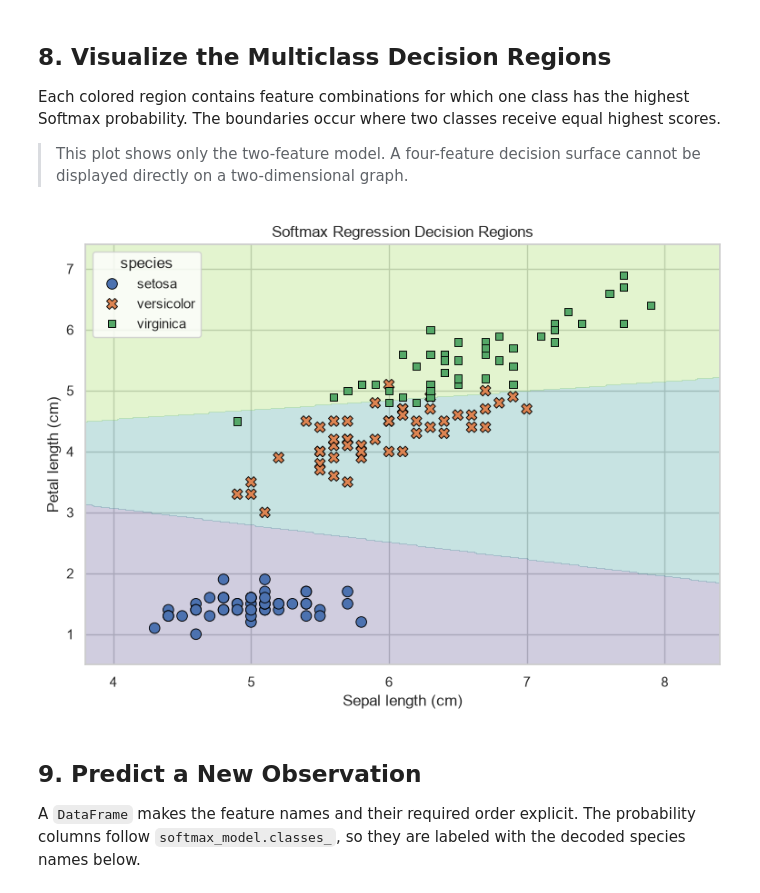
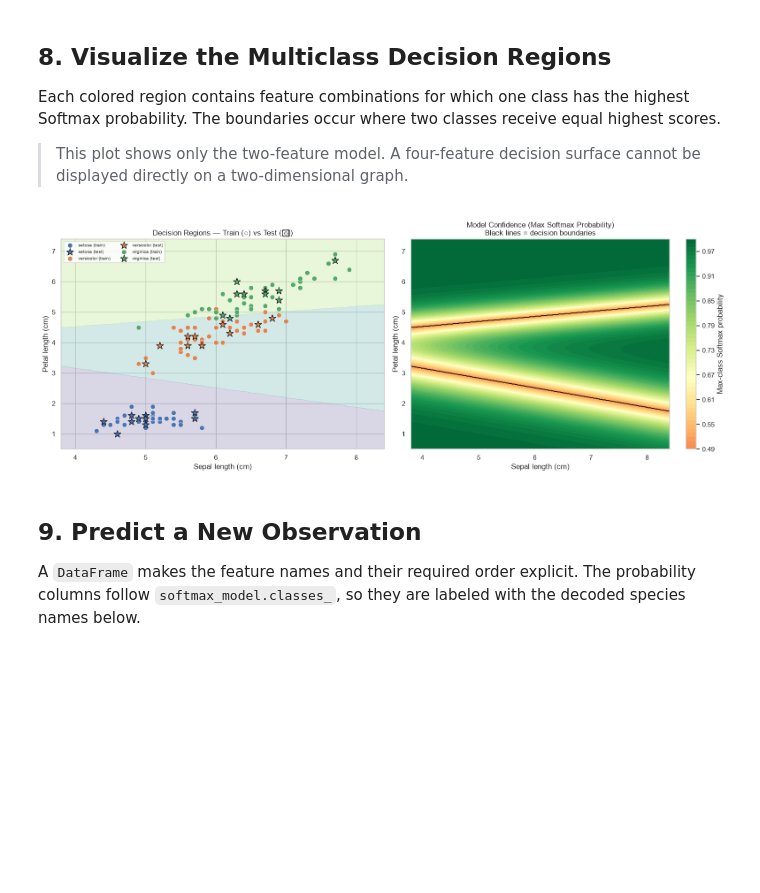
Before and after one commit to UdaySharmaGitHub/Machine-Learning-tutorials, a Jupyter notebook: 11 Multiclass Logistic Regression/03 Multinomial Logistic Regression - Softmax Regression Implementation on Iris Dataset.ipynb, the cells around one changed output. Cells and saved outputs as stored; diff of their text form; code cells hidden in the pictures; blank space fills up the shorter version.

```diff
--- a/11 Multiclass Logistic Regression/03 Multinomial Logistic Regression - Softmax Regression Implementation on Iris Dataset.ipynb
+++ b/11 Multiclass Logistic Regression/03 Multinomial Logistic Regression - Softmax Regression Implementation on Iris Dataset.ipynb
@@ -55,8 +55,11 @@ raw_df.head()
 | 3 | 4.6 | 3.1 | 1.5 | 0.2 | setosa |
 | 4 | 5.0 | 3.6 | 1.4 | 0.2 | setosa |
 # %%
-print(f"Dataset shape: {raw_df.shape}")
+print(f"Dataset shape before deduplication: {raw_df.shape}")
 print(f"Duplicate rows: {raw_df.duplicated().sum()}")
+raw_df = raw_df.drop_duplicates().reset_index(drop=True)
+print(f"Dataset shape after deduplication: {raw_df.shape}")
+
 print("\nMissing values per column:")
 display(raw_df.isna().sum().to_frame("missing_values"))
 
@@ -246,0 +418,15 @@ Weight matrix shape: (3, 2)
+# %%
+fig, ax = plt.subplots(figsize=(8, 4))
+x = np.arange(len(feature_names))
+width = 0.25
+colors = ["#4C72B0", "#DD8452", "#55A868"]
+for i, (species, color) in enumerate(zip(softmax_classes, colors)):
+    ax.bar(x + i * width, weights.loc[species].values, width, label=species, color=color, alpha=0.85)
+ax.set_xticks(x + width)
+ax.set_xticklabels(feature_names)
+ax.axhline(0, color="black", linewidth=0.8, linestyle="--")
+ax.set_ylabel("Weight value")
+ax.set_title("Learned Weights per Class\n(larger |weight| → stronger feature influence for that class)")
+ax.legend()
+plt.tight_layout()
+plt.show()
@@ -380,45 +622,75 @@ Each colored region contains feature combinations for which one class has the hi
 # %%
 sepal_min, sepal_max = X["sepal_length"].min() - 0.5, X["sepal_length"].max() + 0.5
 petal_min, petal_max = X["petal_length"].min() - 0.5, X["petal_length"].max() + 0.5
 
 sepal_grid, petal_grid = np.meshgrid(
     np.linspace(sepal_min, sepal_max, 400),
     np.linspace(petal_min, petal_max, 400),
 )
 grid = pd.DataFrame(
     {
         "sepal_length": sepal_grid.ravel(),
         "petal_length": petal_grid.ravel(),
     }
 )
 region_predictions = softmax_model.predict(grid).reshape(sepal_grid.shape)
+grid_proba = softmax_model.predict_proba(grid)
+max_confidence = grid_proba.max(axis=1).reshape(sepal_grid.shape)
 
-plt.figure(figsize=(9, 6))
-plt.contourf(
-    sepal_grid,
-    petal_grid,
-    region_predictions,
-    alpha=0.25,
+fig, axes = plt.subplots(1, 2, figsize=(16, 6))
+
+# --- Left: decision regions distinguishing train vs test points ---
+ax = axes[0]
+ax.contourf(
+    sepal_grid, petal_grid, region_predictions,
+    alpha=0.20,
     levels=np.arange(len(softmax_classes) + 1) - 0.5,
     cmap="viridis",
 )
-sns.scatterplot(
-    data=raw_df,
-    x="sepal_length",
-    y="petal_length",
-    hue="species",
-    style="species",
-    s=70,
-    edgecolor="black",
+palette = ["#4C72B0", "#DD8452", "#55A868"]
+for class_id, color in zip(softmax_model.classes_, palette):
+    species_name = encoder.inverse_transform([class_id])[0]
+    mask_tr = y_train == class_id
+    mask_te = y_test == class_id
+    ax.scatter(
+        X_train.loc[mask_tr, "sepal_length"],
+        X_train.loc[mask_tr, "petal_length"],
+        c=color, marker="o", s=60, edgecolors="white", linewidths=0.5,
+        label=f"{species_name} (train)",
+    )
+    ax.scatter(
+        X_test.loc[mask_te, "sepal_length"],
+        X_test.loc[mask_te, "petal_length"],
+        c=color, marker="*", s=150, edgecolors="black", linewidths=0.8,
+        label=f"{species_name} (test)",
+    )
+ax.set_xlim(sepal_min, sepal_max)
+ax.set_ylim(petal_min, petal_max)
+ax.set_xlabel("Sepal length (cm)")
+ax.set_ylabel("Petal length (cm)")
+ax.set_title("Decision Regions — Train (○) vs Test (★)")
+ax.legend(fontsize=7.5, ncol=2, loc="upper left")
+
+# --- Right: max-class Softmax probability heatmap ---
+ax2 = axes[1]
+cf = ax2.contourf(
+    sepal_grid, petal_grid, max_confidence,
+    levels=50, cmap="RdYlGn", vmin=0.33, vmax=1.0,
 )
-plt.xlim(sepal_min, sepal_max)
-plt.ylim(petal_min, petal_max)
-plt.xlabel("Sepal length (cm)")
-plt.ylabel("Petal length (cm)")
-plt.title("Softmax Regression Decision Regions")
+ax2.contour(
+    sepal_grid, petal_grid, region_predictions,
+    levels=np.arange(len(softmax_classes) + 1) - 0.5,
+    colors="black", linewidths=1.2,
+)
+plt.colorbar(cf, ax=ax2, label="Max-class Softmax probability")
+ax2.set_xlabel("Sepal length (cm)")
+ax2.set_ylabel("Petal length (cm)")
+ax2.set_title("Model Confidence (Max Softmax Probability)\nBlack lines = decision boundaries")
+
+plt.tight_layout()
 plt.show()
 # %% [output]
-[figure, old version]
+[figure, new version]
 # %% [markdown]
 ## 9. Predict a New Observation
 
```
Also changed, not shown: parts of 29 cells of this notebook, 1 other file.
